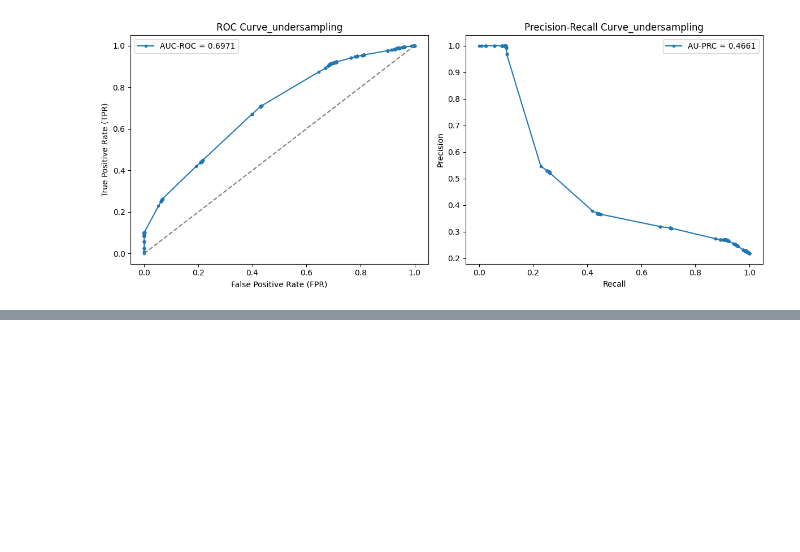
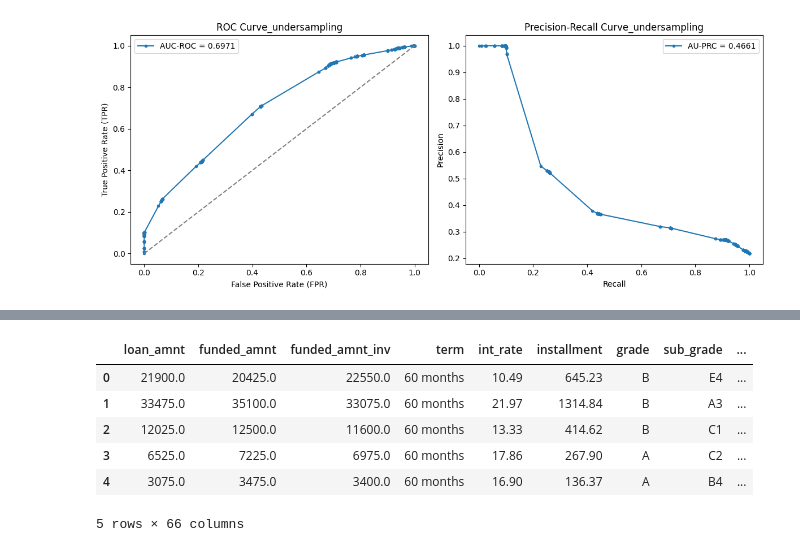
Before and after one commit to Seungminin/Data_Analysis_lending-club, a Jupyter notebook: Data_augmentation_SMOTENC.ipynb, the cells around one changed output, grey strips where cells are left out. Drawn from its saved outputs; the diff is of its cells as text; code cells hidden in the pictures; blank space fills up the shorter version.

```diff
--- a/Data_augmentation_SMOTENC.ipynb
+++ b/Data_augmentation_SMOTENC.ipynb
@@ -906,0 +913,5 @@ plot_evaluation_curves(fpr, tpr, auc_roc, recall, precision, auc_prc)
+# %%
+fake_path = "C:/Users/GCU/Lending_club/Data_Analysis_lending-club/tablegan/samples/train/train_custom_fake.csv"
+fake = pd.read_csv(fake_path)
+
+fake.info()
@@ -906,0 +936,11 @@ plot_evaluation_curves(fpr, tpr, auc_roc, recall, precision, auc_prc)
+# %%
+fake['loan_status'] = 1
+fake.head()
+# %% [output]
+|  | loan_amnt | funded_amnt | funded_amnt_inv | term | int_rate | installment | grade | sub_grade | ... |
+| 0 | 21900.0 | 20425.0 | 22550.0 | 60 months | 10.49 | 645.23 | B | E4 | ... |
+| 1 | 33475.0 | 35100.0 | 33075.0 | 60 months | 21.97 | 1314.84 | B | A3 | ... |
+| 2 | 12025.0 | 12500.0 | 11600.0 | 60 months | 13.33 | 414.62 | B | C1 | ... |
+| 3 | 6525.0 | 7225.0 | 6975.0 | 60 months | 17.86 | 267.90 | A | C2 | ... |
+| 4 | 3075.0 | 3475.0 | 3400.0 | 60 months | 16.90 | 136.37 | A | B4 | ... |
+5 rows × 66 columns
```
Also changed, not shown: parts of 18 cells of this notebook, 12 other files.
